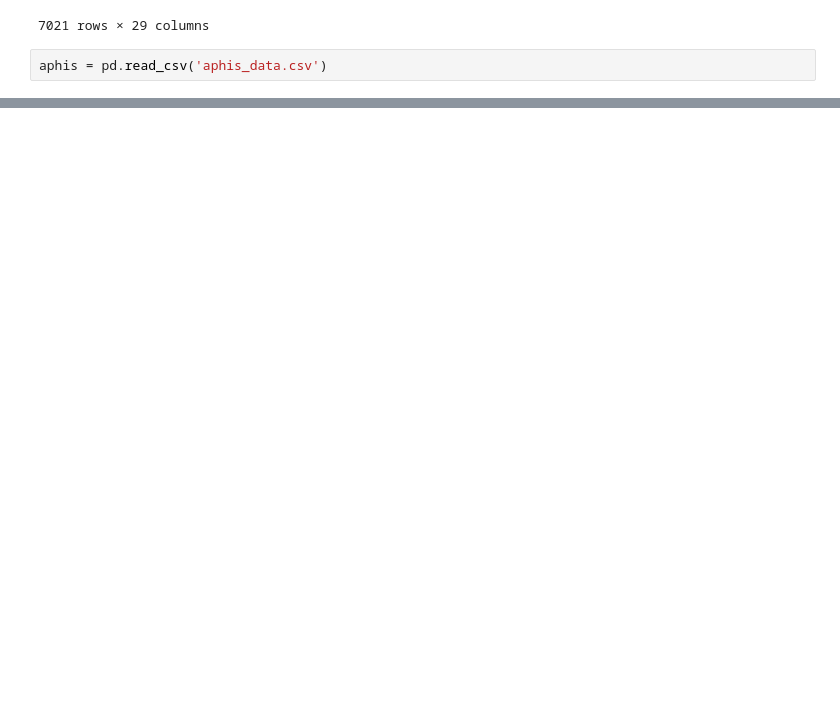
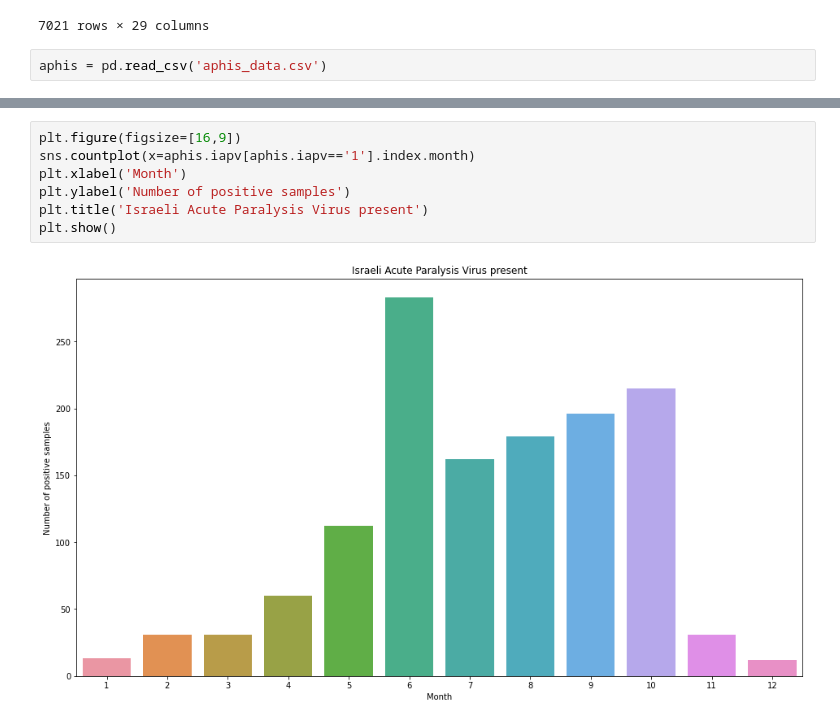
Before and after one commit to Honey-Bee-Roundup-Capstone/dash-repo, a Jupyter notebook: explore2.ipynb, the cells around one changed output, grey strips where cells are left out. Cells and saved outputs as stored; diff of their text form; blank space fills up the shorter version.

```diff
--- a/explore2.ipynb
+++ b/explore2.ipynb
@@ -1452,0 +1460,9 @@ plt.show()
+# %%
+plt.figure(figsize=[16,9])
+sns.countplot(x=aphis.iapv[aphis.iapv=='1'].index.month)
+plt.xlabel('Month')
+plt.ylabel('Number of positive samples')
+plt.title('Israeli Acute Paralysis Virus present')
+plt.show()
+# %% [output]
+[figure, added]
```
Also changed, not shown: parts of 200 cells of this notebook.
